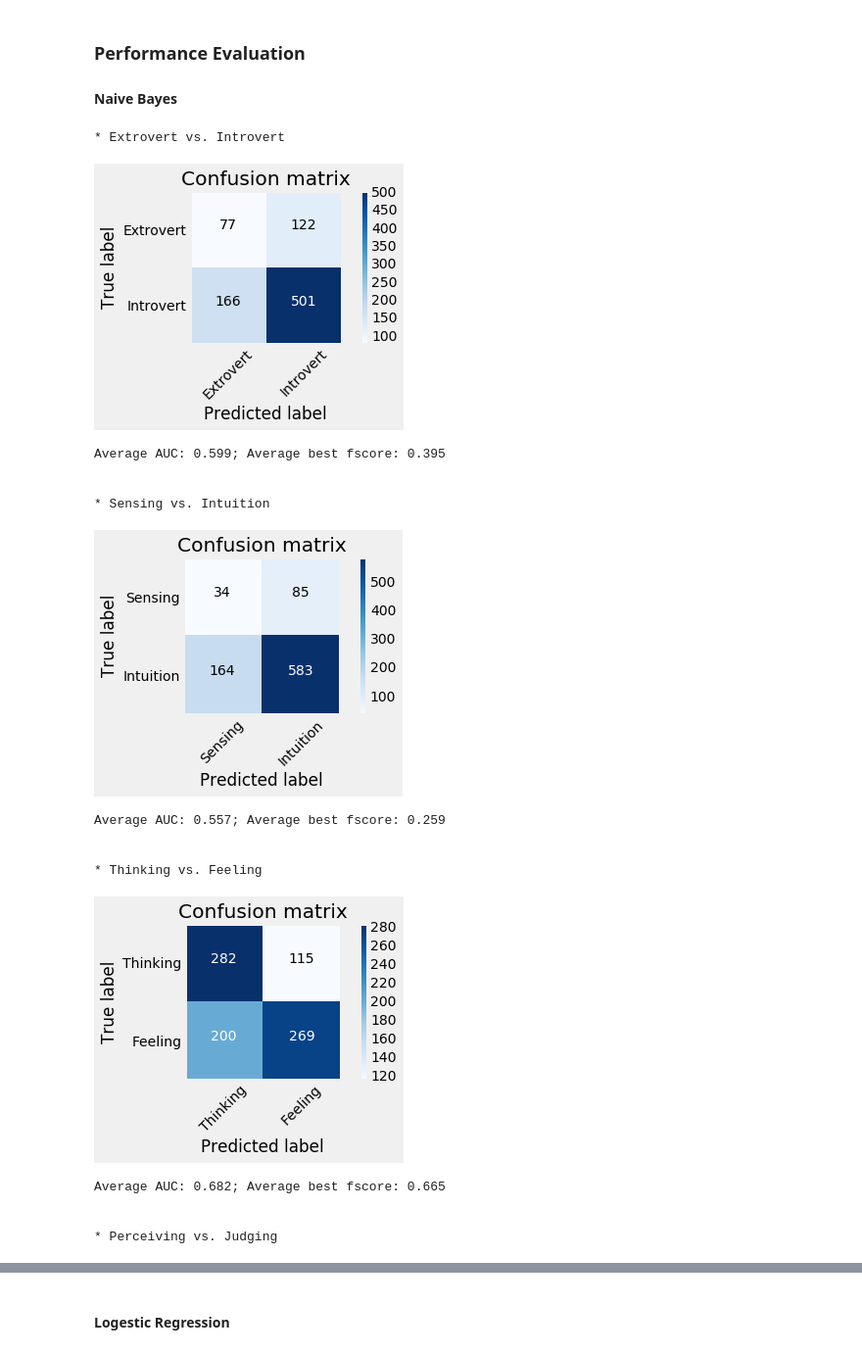
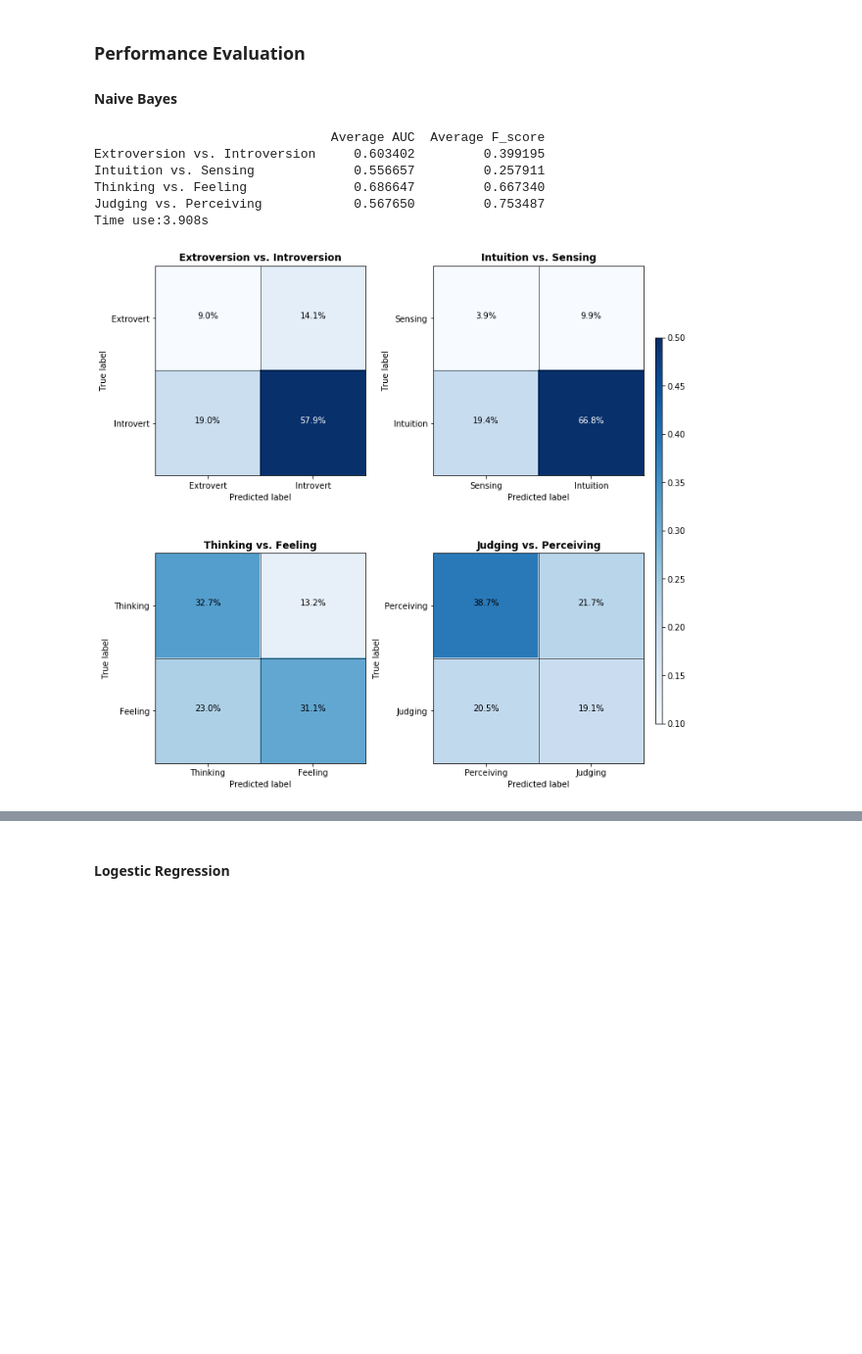
Before and after one commit to donyafoz/MBTI-ML, a Jupyter notebook: Final_Notebook.ipynb, the cells around one changed output, grey strips where cells are left out. Shown at 98% size. Saved outputs shown, nothing was run; the diff lists cells and outputs as text; code cells hidden in the pictures; blank space fills up the shorter version.

Commit message:
2x2 confusion plots

```diff
--- a/Final_Notebook.ipynb
+++ b/Final_Notebook.ipynb
@@ -427,26 +427,3 @@ mbti.head()
 | 4 | ENTJ | 'You're fired.|||That's another s... | 1 | 0 | 1 | 0 | 19.34 | 196.4576 | ... |
 # %% [markdown]
 Here we set a function to collect models' performances on roc
-# %%
-def plot_confusion_matrix(cm, classes,
-                          title='Confusion matrix',
-                          cmap=plt.cm.Blues):
-
-    plt.imshow(cm, cmap=cmap) # interpolation changes the blurriness of the squares
-    plt.title(title)
-    plt.colorbar()
-    tick_marks = np.arange(len(classes))
-    plt.xticks(tick_marks, classes, rotation=45)
-    plt.yticks(tick_marks, classes)
-    plt.grid(b='False')
-
-    fmt = 'd'
-    thresh = cm.max() / 1.5 # threshold controls font color on opaque tile
-    for i, j in itertools.product(range(cm.shape[0]), range(cm.shape[1])):
-        plt.text(j, i, format(cm[i, j], fmt),
-                 horizontalalignment="center",
-                 color="white" if cm[i, j] > thresh else "black") # if color is darker, use white
-
-    plt.ylabel('True label')
-    plt.xlabel('Predicted label')
-    plt.tight_layout()
@@ -513,13 +534,15 @@ def model(model, X, target, nsplits=4):
 
     kf = StratifiedShuffleSplit(n_splits=nsplits, random_state=420)
     model_data = defaultdict()
+    cms = defaultdict()
+    df = pd.DataFrame(columns=['Average AUC', 'Average F_score'])
 
-    classes = {'EorI':['Extrovert','Introvert'], 'NorS':['Sensing', 'Intuition'],
-             'TorF':['Thinking','Feeling'],'JorP':['Perceiving','Judging']}
+    types = {'EorI':'Extroversion vs. Introversion', 'NorS': 'Intuition vs. Sensing',
+                 'TorF': 'Thinking vs. Feeling','JorP': 'Judging vs. Perceiving'}
+
 
     t = time.time()
     for col in target.columns:
-        print(f"* {classes[col][0]} vs. {classes[col][1]}")
         y = target[col]
         all_auc = []
         all_accuracies = []
@@ -537,11 +560,12 @@ def model(model, X, target, nsplits=4):
             fscore = threshold_search(y_test,score)
             f_score.append(fscore)
             avg_cm += confusion_matrix(y_test, preds,[1,0])
-        plt.figure()
-        plot_confusion_matrix(avg_cm//nsplits, classes=classes[col])
-        plt.show()
-        print(f'Average AUC: {np.mean(all_auc):.3f}; Average best fscore: {np.mean(f_score):.3f}')
-        print("\n")
+        avg_cm = avg_cm/nsplits
+        avg_cm = avg_cm/np.sum(avg_cm)
+        cms[col] = avg_cm
+        df.loc[types[col]] = [np.mean(all_auc),np.mean(f_score)]
+    print(df)
+    plot_confusion_matrix(cms)
     print(f"Time use:{time.time()-t:.3f}s")
 
     return get_plot_data(model_data)
@@ -557,21 +581,12 @@ X_tf = pd.concat([mbti.iloc[:,6:],word_tfidf_df],axis=1)
 ### Performance Evaluation
 #### Naive Bayes
 # %%
-mnb_tf_model = model(MNB, X_tf, target, nsplits=5)
+mnb_tf_model = model(MNB, X_tf, target, nsplits=4)
 # %% [output]
-* Extrovert vs. Introvert
+                               Average AUC  Average F_score
+Extroversion vs. Introversion     0.603402         0.399195
+Intuition vs. Sensing             0.556657         0.257911
+Thinking vs. Feeling              0.686647         0.667340
+Judging vs. Perceiving            0.567650         0.753487
+Time use:3.908s
-[figure, old version]
+[figure, new version]
-Average AUC: 0.599; Average best fscore: 0.395
-
-
-* Sensing vs. Intuition
-[figure, removed]
-Average AUC: 0.557; Average best fscore: 0.259
-
-
-* Thinking vs. Feeling
-[figure, removed]
-Average AUC: 0.682; Average best fscore: 0.665
-
-
-* Perceiving vs. Judging
```
Also changed, not shown: parts of 15 cells of this notebook.
